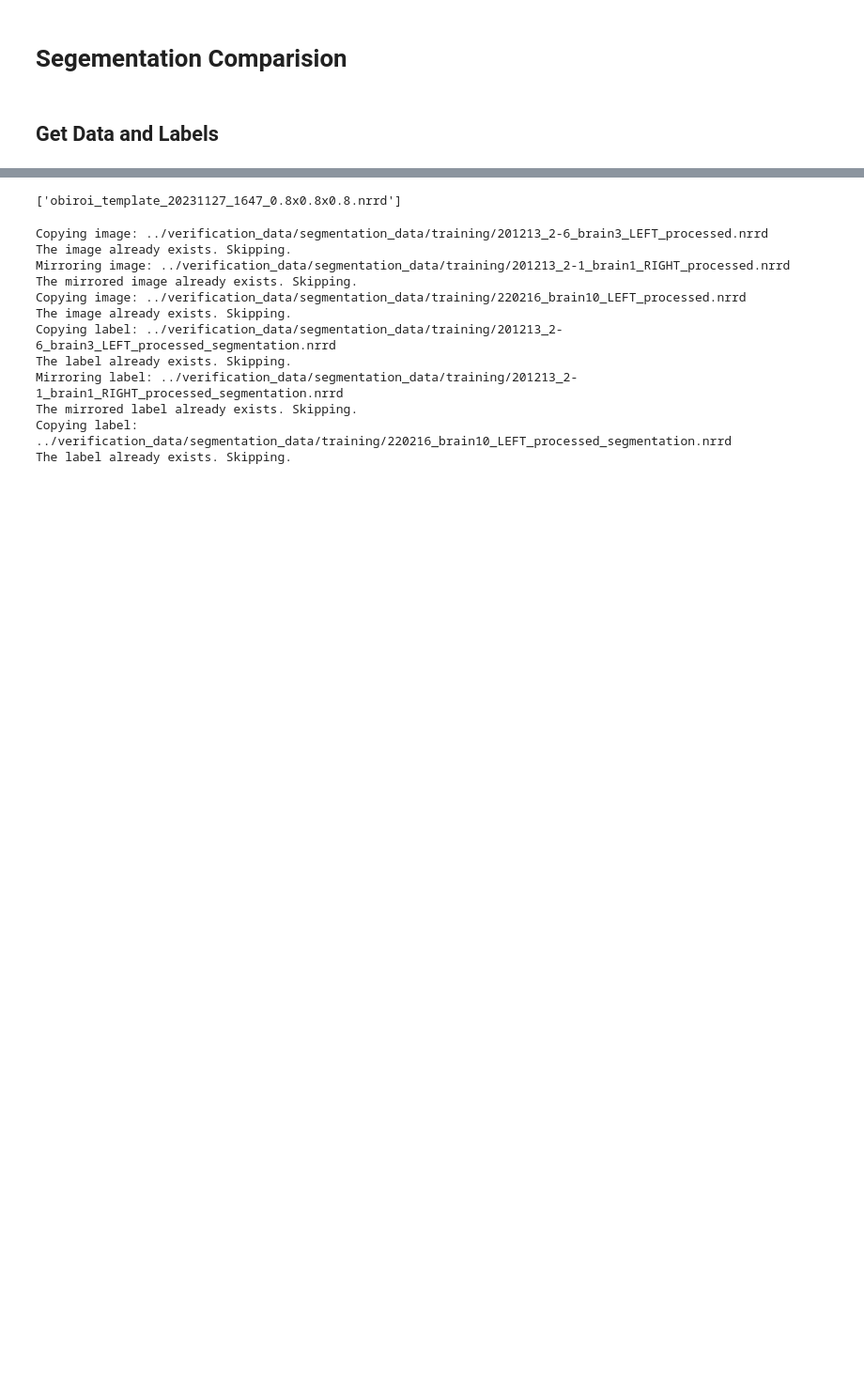
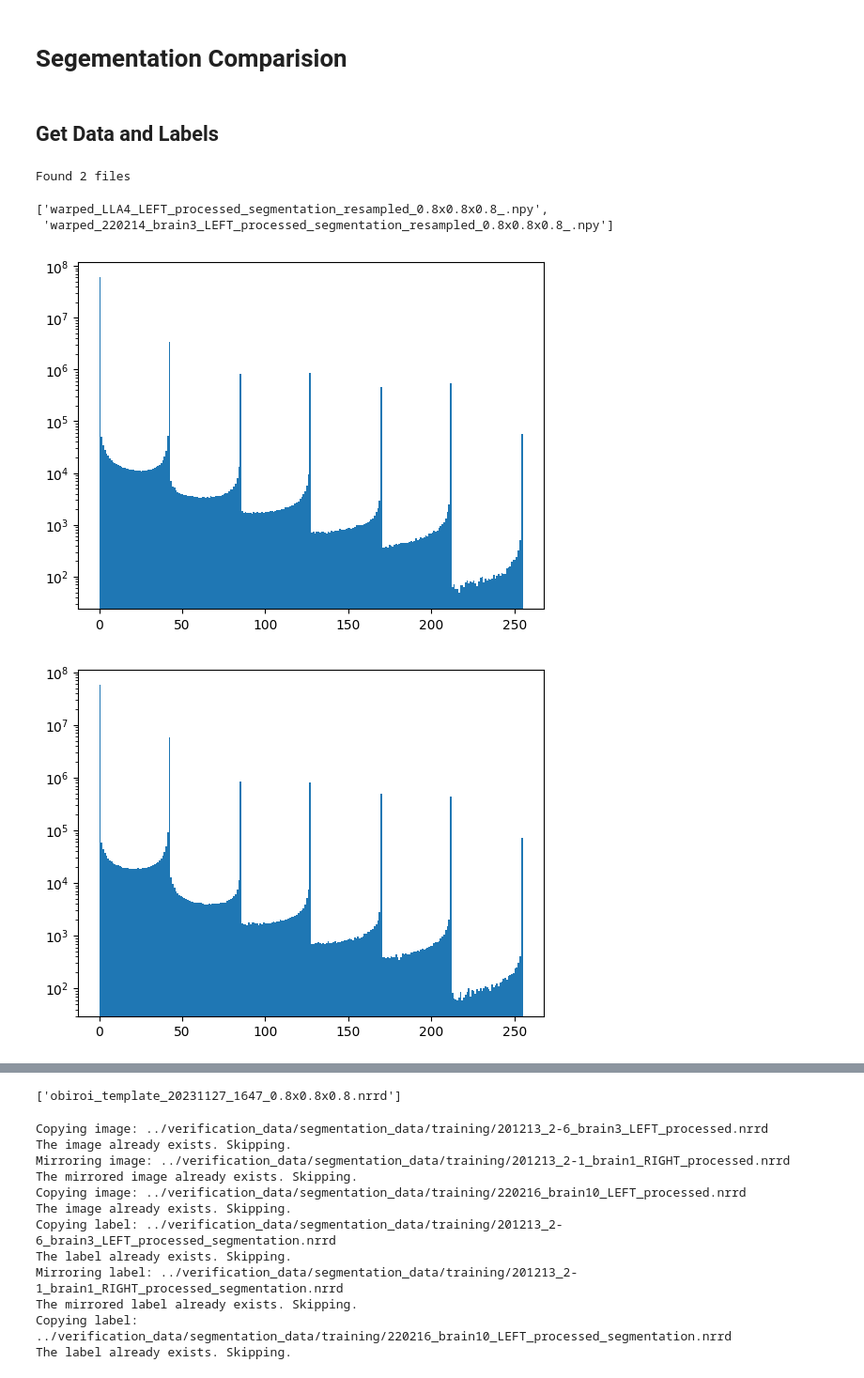
Before and after one commit to neurorishika/ant_template_builder, a Jupyter notebook: verification/segmentation/segmentation.ipynb, the cells around one changed output, grey strips where cells are left out. Shown: that part at 94% size. Cells and saved outputs as stored; diff of their text form; code cells hidden in the pictures; blank space fills up the shorter version.

Commit message:
fixed segmentation code and also symmetry

```diff
--- a/verification/segmentation/segmentation.ipynb
+++ b/verification/segmentation/segmentation.ipynb
@@ -7,0 +10,21 @@ import itertools
+# %%
+files = os.listdir('processed_data')
+# keep only npy files starting with 'warped'
+files = [f for f in files if f.startswith('warped') and f.endswith('.npy')]
+print('Found {} files'.format(len(files)))
+files
+# %% [output]
+Found 2 files
+['warped_LLA4_LEFT_processed_segmentation_resampled_0.8x0.8x0.8_.npy',
+ 'warped_220214_brain3_LEFT_processed_segmentation_resampled_0.8x0.8x0.8_.npy']
+# %%
+for i in range(len(files)):
+    data = np.load('processed_data/' + files[i])
+    hist = np.histogram(data.flatten(), bins=256)
+
+    plt.hist(data.flatten(), bins=256)
+    plt.yscale('log')
+    plt.show()
+# %% [output]
+[figure, added]
+[figure, added]
```
Also changed, not shown: parts of 6 cells of this notebook, 12 other files.
